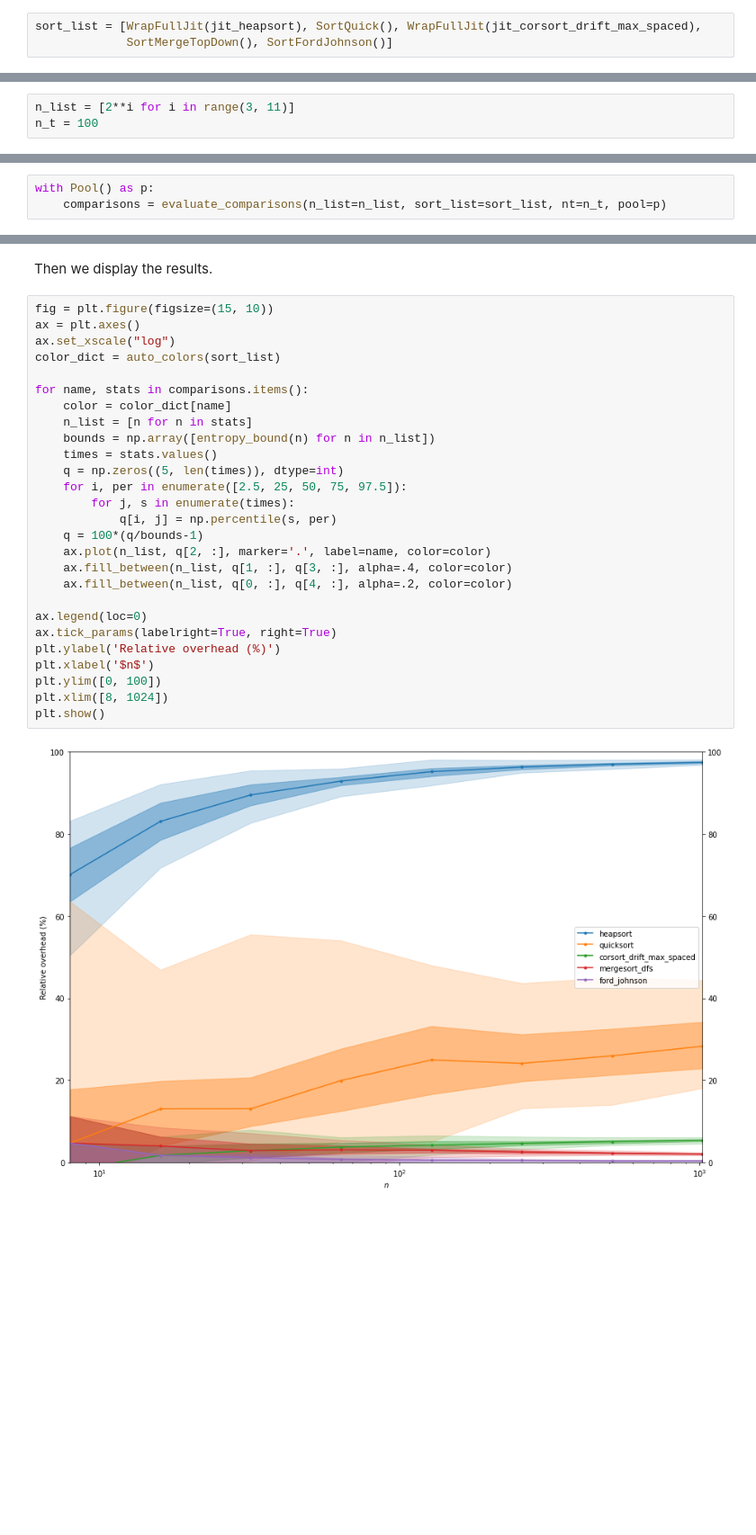
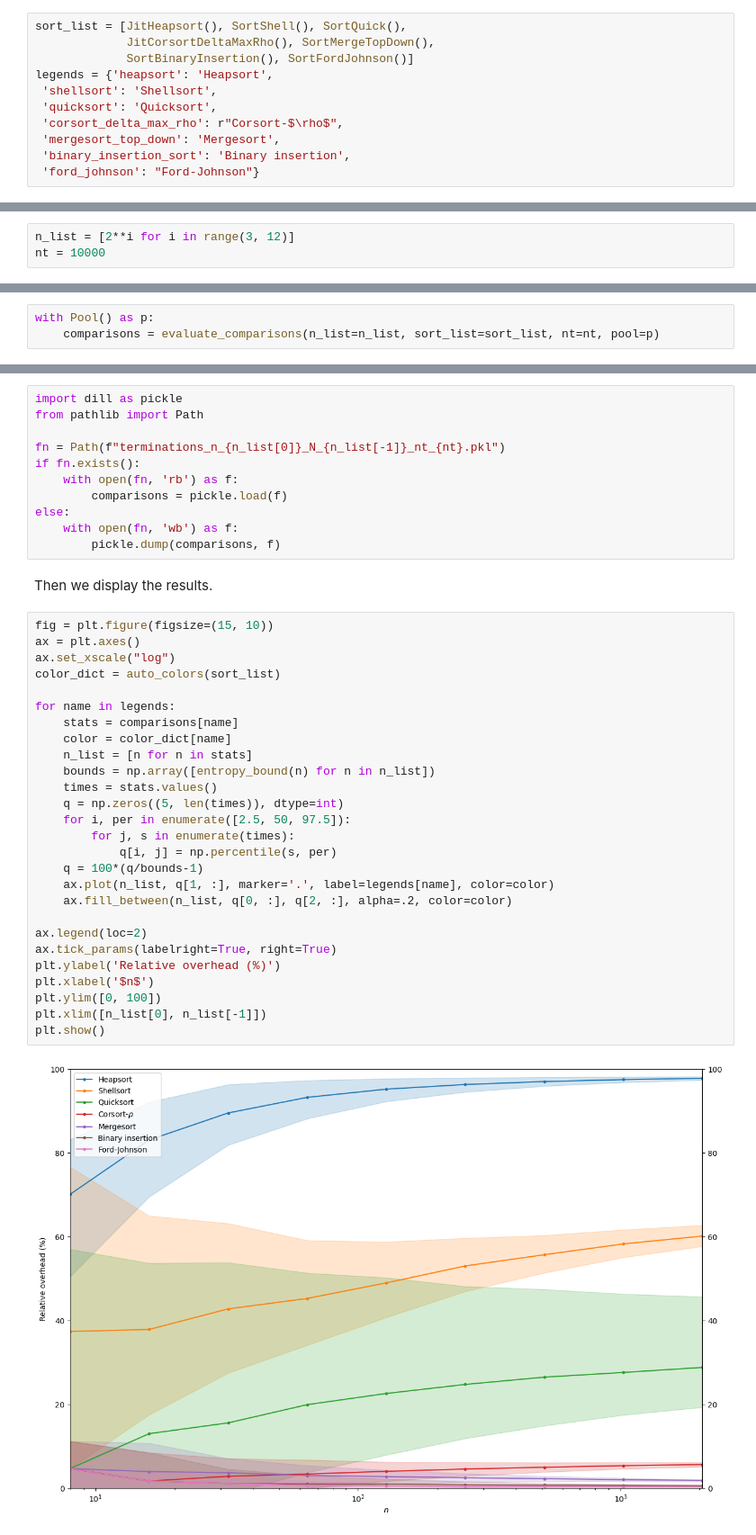
Before and after one commit to emczg/corsort, a Jupyter notebook: docs/notebooks/termination.ipynb, the cells around one changed output, grey strips where cells are left out. Shown at 90% size. Cells and saved outputs as stored; diff of their text form; blank space fills up the shorter version.

Commit message:
termination

```diff
--- a/docs/notebooks/termination.ipynb
+++ b/docs/notebooks/termination.ipynb
@@ -25,6 +23,14 @@ from corsort import (
 # %% [markdown]
 We populate the list of sorts we want to study.
 # %%
-sort_list = [WrapFullJit(jit_heapsort), SortQuick(), WrapFullJit(jit_corsort_drift_max_spaced),
-             SortMergeTopDown(), SortFordJohnson()]
+sort_list = [JitHeapsort(), SortShell(), SortQuick(),
+             JitCorsortDeltaMaxRho(), SortMergeTopDown(),
+             SortBinaryInsertion(), SortFordJohnson()]
+legends = {'heapsort': 'Heapsort',
+ 'shellsort': 'Shellsort',
+ 'quicksort': 'Quicksort',
+ 'corsort_delta_max_rho': r"Corsort-$\rho$",
+ 'mergesort_top_down': 'Mergesort',
+ 'binary_insertion_sort': 'Binary insertion',
+ 'ford_johnson': "Ford-Johnson"}
 # %% [markdown]
@@ -32,10 +38,10 @@ We decide the values of $n$ to study and the number of trials. For this notebook
 # %%
-n_list = [2**i for i in range(3, 11)]
-n_t = 100
+n_list = [2**i for i in range(3, 12)]
+nt = 10000
 # %% [markdown]
 We now run the experiments, with some multi-processing to speed-up things.
 # %%
 with Pool() as p:
-    comparisons = evaluate_comparisons(n_list=n_list, sort_list=sort_list, nt=n_t, pool=p)
+    comparisons = evaluate_comparisons(n_list=n_list, sort_list=sort_list, nt=nt, pool=p)
 # %% [output]
 Evaluate comparisons of heapsort for n = 8
@@ -54,31 +62,42 @@ Evaluate comparisons of quicksort for n = 32
+# %%
+import dill as pickle
+from pathlib import Path
+
+fn = Path(f"terminations_n_{n_list[0]}_N_{n_list[-1]}_nt_{nt}.pkl")
+if fn.exists():
+    with open(fn, 'rb') as f:
+        comparisons = pickle.load(f)
+else:
+    with open(fn, 'wb') as f:
+        pickle.dump(comparisons, f)
 # %% [markdown]
 Then we display the results.
 # %%
 fig = plt.figure(figsize=(15, 10))
 ax = plt.axes()
 ax.set_xscale("log")
 color_dict = auto_colors(sort_list)
 
-for name, stats in comparisons.items():
+for name in legends:
+    stats = comparisons[name]
     color = color_dict[name]
     n_list = [n for n in stats]
     bounds = np.array([entropy_bound(n) for n in n_list])
     times = stats.values()
     q = np.zeros((5, len(times)), dtype=int)
-    for i, per in enumerate([2.5, 25, 50, 75, 97.5]):
+    for i, per in enumerate([2.5, 50, 97.5]):
         for j, s in enumerate(times):
             q[i, j] = np.percentile(s, per)
     q = 100*(q/bounds-1)
-    ax.plot(n_list, q[2, :], marker='.', label=name, color=color)
-    ax.fill_between(n_list, q[1, :], q[3, :], alpha=.4, color=color)
-    ax.fill_between(n_list, q[0, :], q[4, :], alpha=.2, color=color)
+    ax.plot(n_list, q[1, :], marker='.', label=legends[name], color=color)
+    ax.fill_between(n_list, q[0, :], q[2, :], alpha=.2, color=color)
 
-ax.legend(loc=0)
+ax.legend(loc=2)
 ax.tick_params(labelright=True, right=True)
 plt.ylabel('Relative overhead (%)')
 plt.xlabel('$n$')
 plt.ylim([0, 100])
-plt.xlim([8, 1024])
+plt.xlim([n_list[0], n_list[-1]])
 plt.show()
 # %% [output]
-[figure, old version]
+[figure, new version]
```
Also changed, not shown: parts of 5 cells of this notebook.
